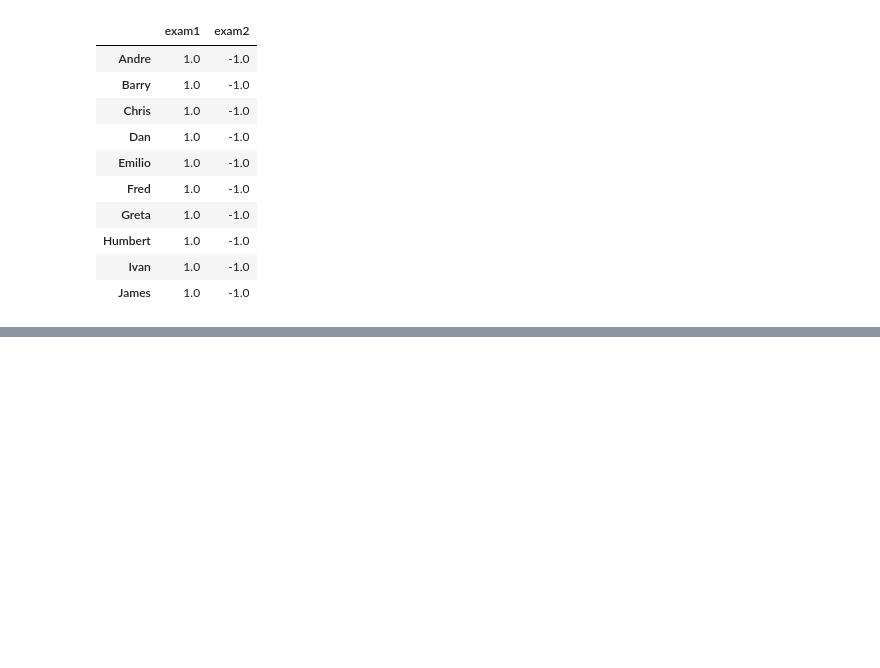
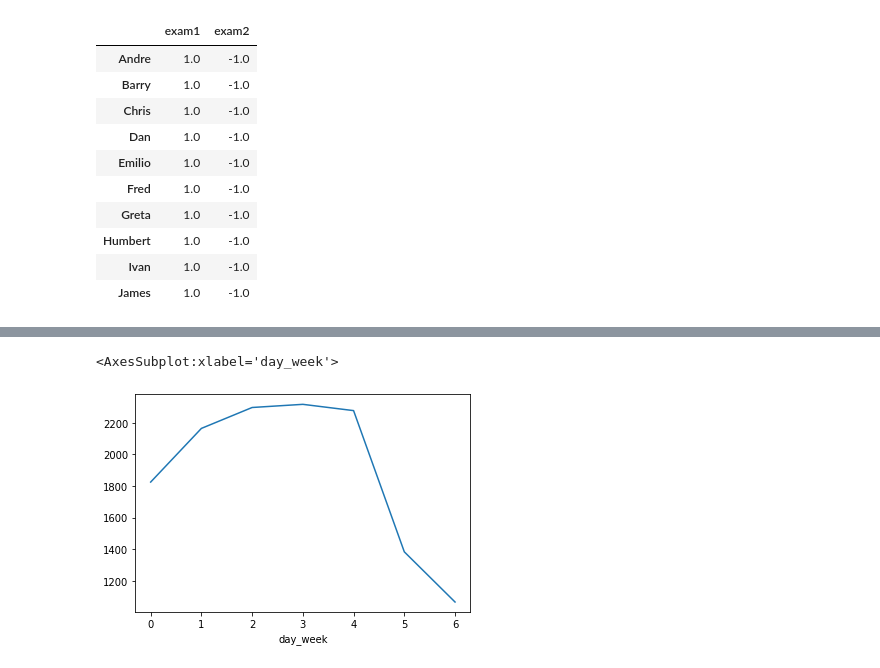
Before and after one commit to rafi007akhtar/intro-to-data-analysis, a Jupyter notebook: lesson-3/numpy-pandas-2d-practise.ipynb, the cells around one changed output, grey strips where cells are left out. Saved outputs shown, nothing was run; the diff lists cells and outputs as text; code cells hidden in the pictures; blank space fills up the shorter version.

Commit message:
practised some groupby

```diff
--- a/lesson-3/numpy-pandas-2d-practise.ipynb
+++ b/lesson-3/numpy-pandas-2d-practise.ipynb
@@ -941,0 +1057,2 @@ standardize_rows(grades_df)
+# %%
+subway_df = pd.read_csv('./nyc_subway_weather.csv')
@@ -941,0 +1071,3 @@ standardize_rows(grades_df)
+# %%
+grouped_subway_data = subway_df.groupby('day_week')['ENTRIESn_hourly']
+ridership = grouped_subway_data.mean()
@@ -941,0 +1086,5 @@ standardize_rows(grades_df)
+# %%
+ridership.plot()
+# %% [output]
+<AxesSubplot:xlabel='day_week'>
+[figure, added]
```
Also changed, not shown: parts of 13 cells of this notebook.
